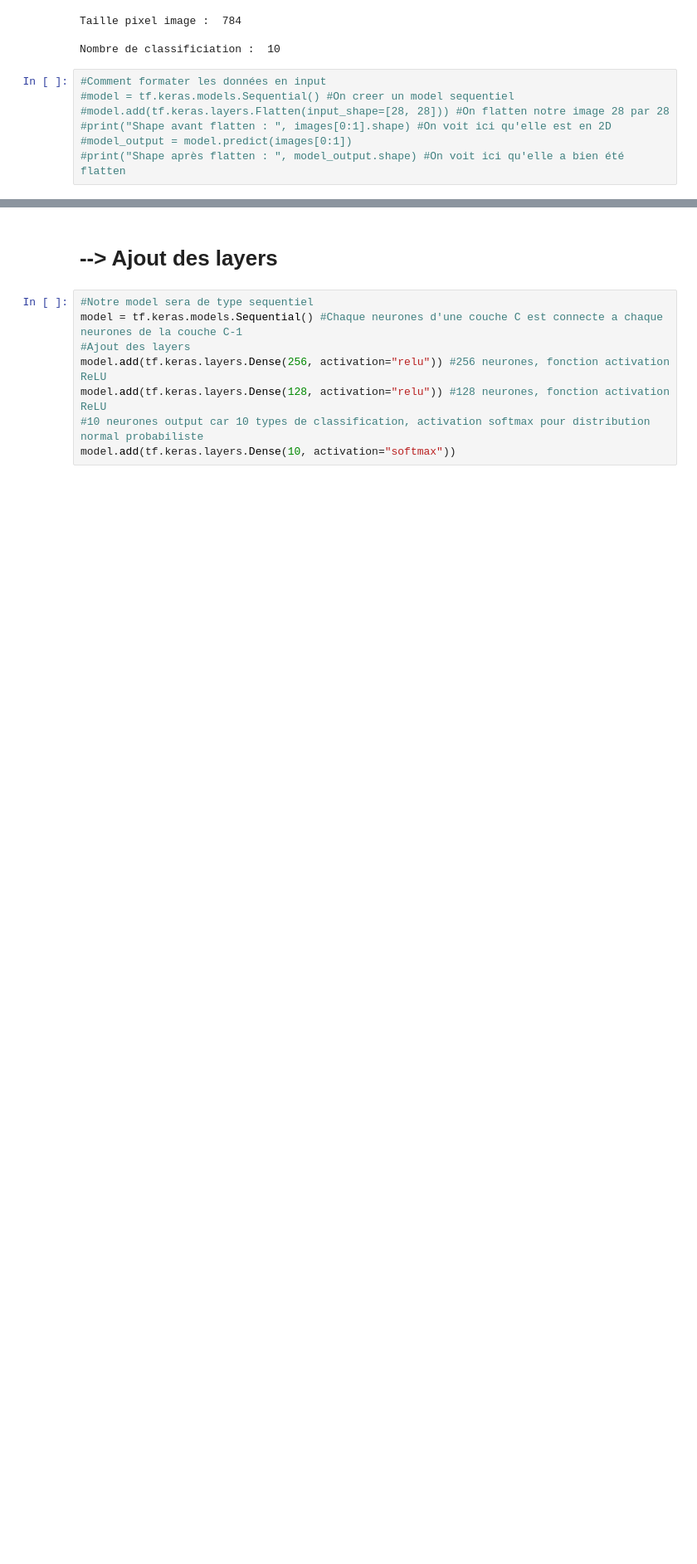
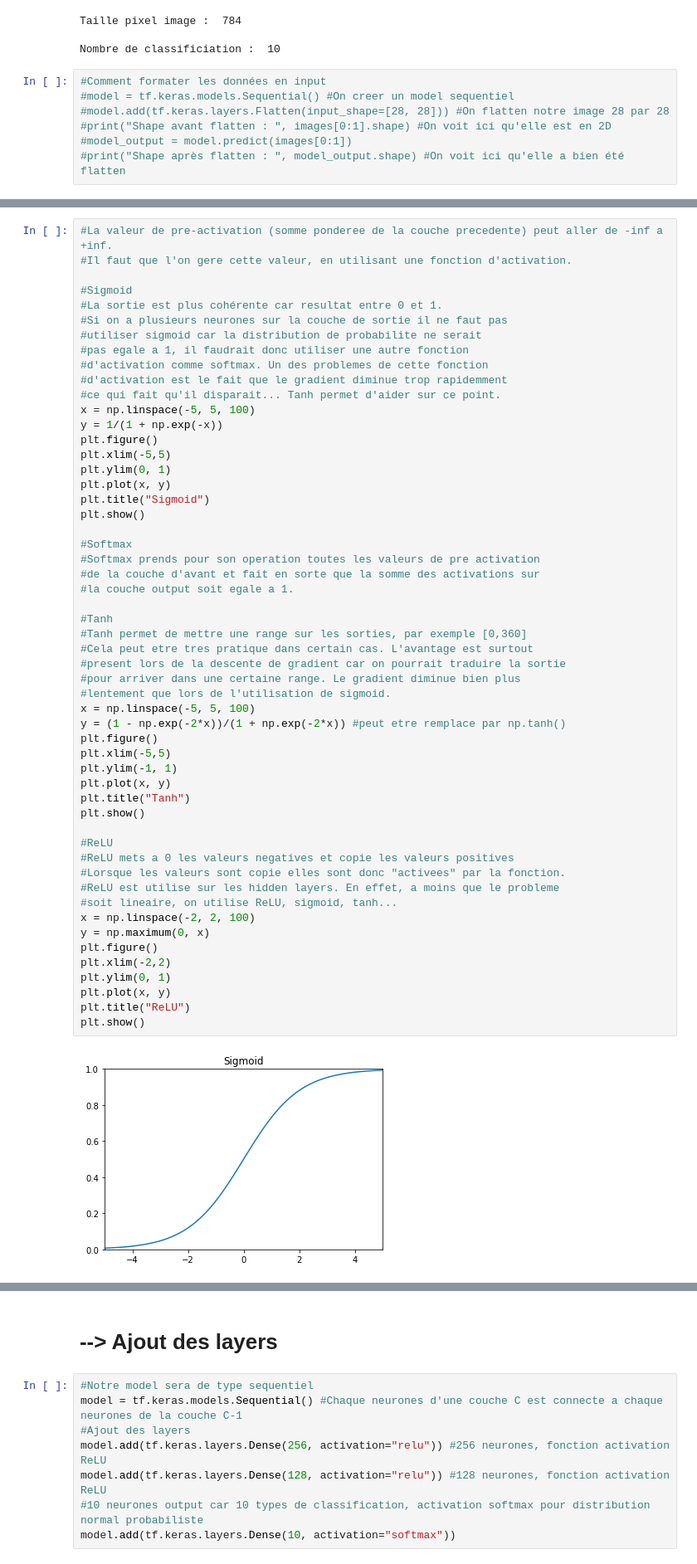
Before and after one commit to hanzopgp/TensorFlowTest, a Jupyter notebook: ImageClassification/main.ipynb, the cells around one changed output, grey strips where cells are left out. Shown at 83% size. Cells and saved outputs as stored; diff of their text form; blank space fills up the shorter version.

Commit message:
activation functions

```diff
--- a/ImageClassification/main.ipynb
+++ b/ImageClassification/main.ipynb
@@ -102,0 +105,56 @@ Nombre de classificiation :  10
+# %%
+#La valeur de pre-activation (somme ponderee de la couche precedente) peut aller de -inf a +inf.
+#Il faut que l'on gere cette valeur, en utilisant une fonction d'activation.
+
+#Sigmoid
+#La sortie est plus cohérente car resultat entre 0 et 1.
+#Si on a plusieurs neurones sur la couche de sortie il ne faut pas
+#utiliser sigmoid car la distribution de probabilite ne serait
+#pas egale a 1, il faudrait donc utiliser une autre fonction
+#d'activation comme softmax. Un des problemes de cette fonction
+#d'activation est le fait que le gradient diminue trop rapidemment
+#ce qui fait qu'il disparait... Tanh permet d'aider sur ce point.
+x = np.linspace(-5, 5, 100)
+y = 1/(1 + np.exp(-x))
+plt.figure()
+plt.xlim(-5,5)
+plt.ylim(0, 1)
+plt.plot(x, y)
+plt.title("Sigmoid")
+plt.show()
+
+#Softmax
+#Softmax prends pour son operation toutes les valeurs de pre activation
+#de la couche d'avant et fait en sorte que la somme des activations sur
+#la couche output soit egale a 1.
+
+#Tanh
+#Tanh permet de mettre une range sur les sorties, par exemple [0,360]
+#Cela peut etre tres pratique dans certain cas. L'avantage est surtout
+#present lors de la descente de gradient car on pourrait traduire la sortie
+#pour arriver dans une certaine range. Le gradient diminue bien plus
+#lentement que lors de l'utilisation de sigmoid.
+x = np.linspace(-5, 5, 100)
+y = (1 - np.exp(-2*x))/(1 + np.exp(-2*x)) #peut etre remplace par np.tanh()
+plt.figure()
+plt.xlim(-5,5)
+plt.ylim(-1, 1)
+plt.plot(x, y)
+plt.title("Tanh")
+plt.show()
+
+#ReLU
+#ReLU mets a 0 les valeurs negatives et copie les valeurs positives
+#Lorsque les valeurs sont copie elles sont donc "activees" par la fonction.
+#ReLU est utilise sur les hidden layers. En effet, a moins que le probleme
+#soit lineaire, on utilise ReLU, sigmoid, tanh...
+x = np.linspace(-2, 2, 100)
+y = np.maximum(0, x)
+plt.figure()
+plt.xlim(-2,2)
+plt.ylim(0, 1)
+plt.plot(x, y)
+plt.title("ReLU")
+plt.show()
+# %% [output]
+[figure, added]
```
Also changed, not shown: parts of 7 cells of this notebook.
